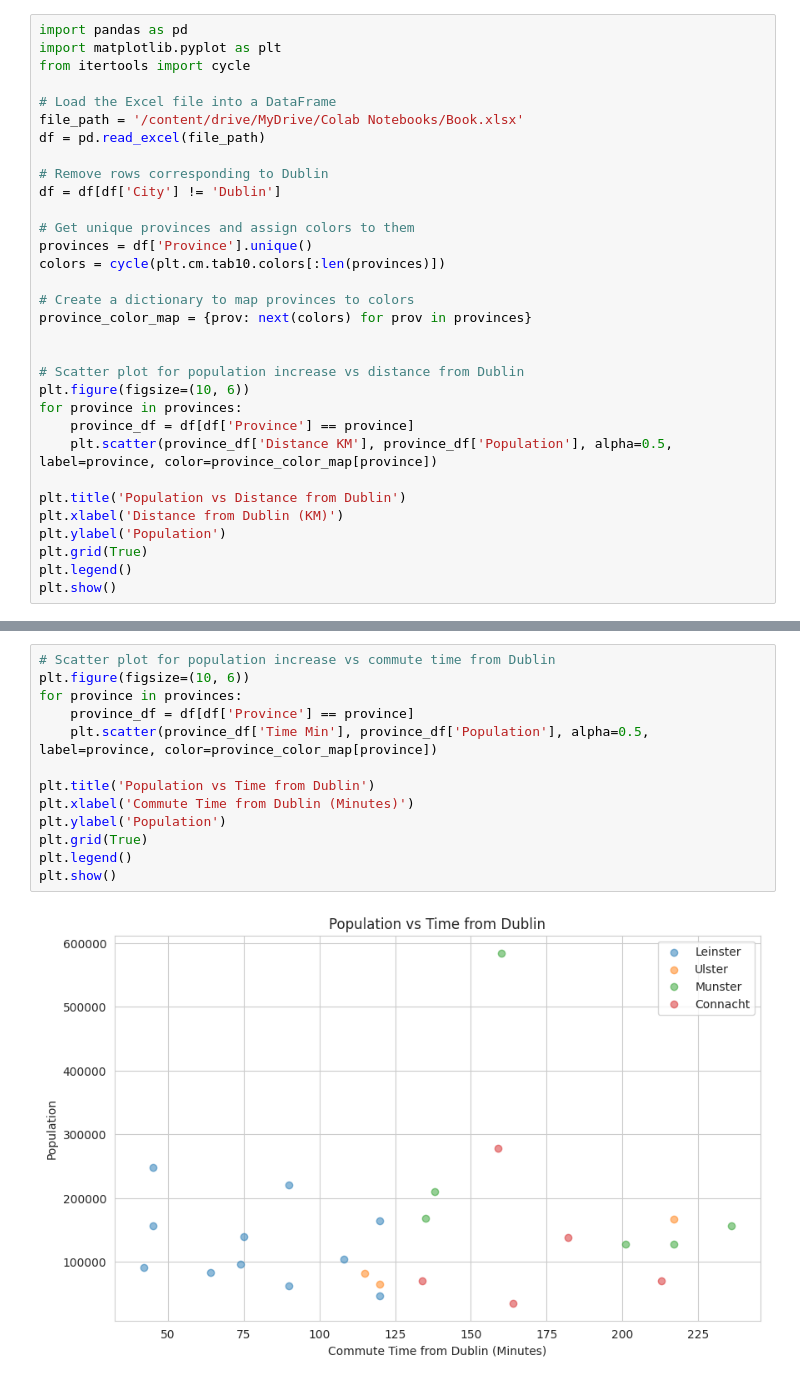
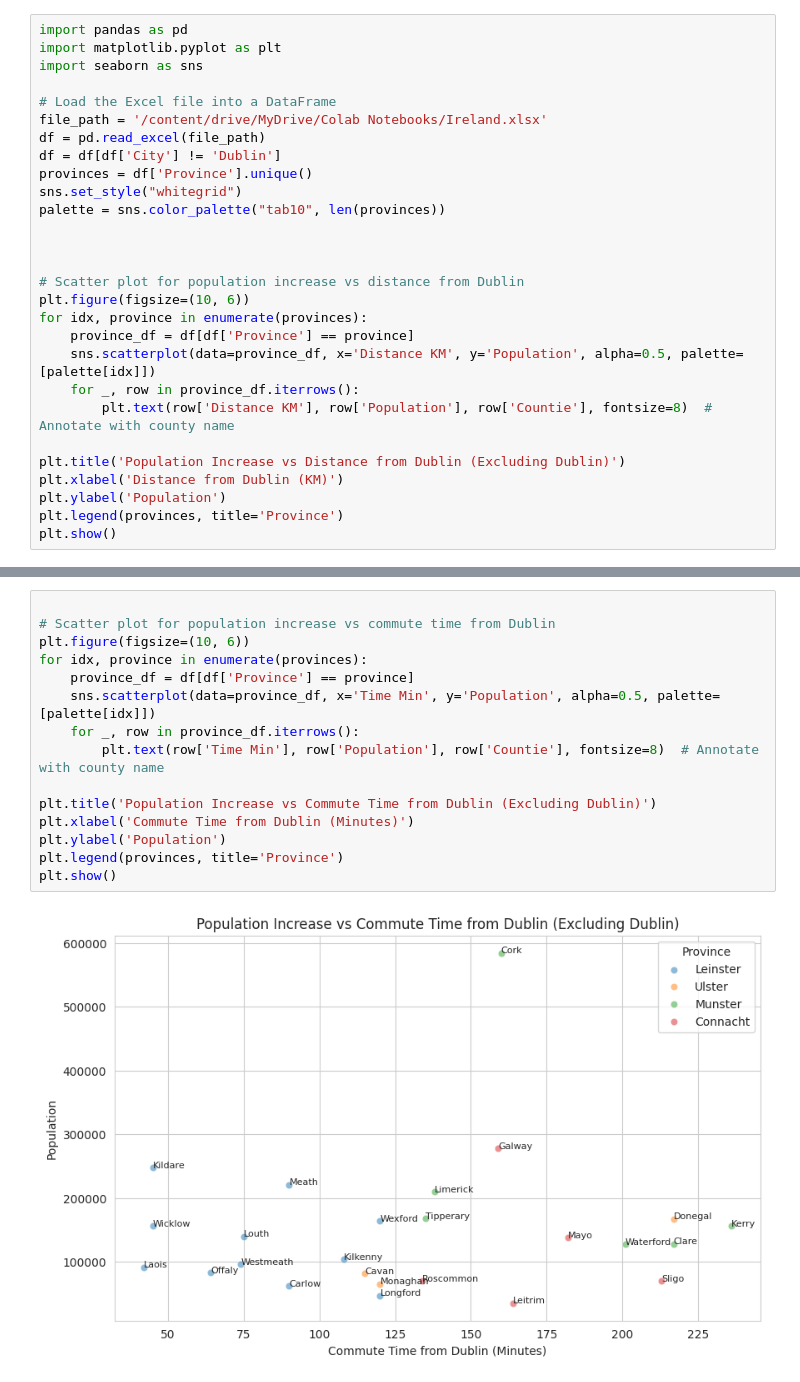
Before and after one commit to RafaelNovais/MasterAI, a Jupyter notebook: IrelandVis.ipynb, the cells around one changed output, grey strips where cells are left out. Saved outputs shown, nothing was run; the diff lists cells and outputs as text.

```diff
--- a/IrelandVis.ipynb
+++ b/IrelandVis.ipynb
@@ -3,33 +3,29 @@
 # %%
 import pandas as pd
 import matplotlib.pyplot as plt
-from itertools import cycle
+import seaborn as sns
 
 # Load the Excel file into a DataFrame
-file_path = '/content/drive/MyDrive/Colab Notebooks/Book.xlsx'
+file_path = '/content/drive/MyDrive/Colab Notebooks/Ireland.xlsx'
 df = pd.read_excel(file_path)
+df = df[df['City'] != 'Dublin']
+provinces = df['Province'].unique()
+sns.set_style("whitegrid")
+palette = sns.color_palette("tab10", len(provinces))
 
-# Remove rows corresponding to Dublin
-df = df[df['City'] != 'Dublin']
-
-# Get unique provinces and assign colors to them
-provinces = df['Province'].unique()
-colors = cycle(plt.cm.tab10.colors[:len(provinces)])
-
-# Create a dictionary to map provinces to colors
-province_color_map = {prov: next(colors) for prov in provinces}
 
 
 # Scatter plot for population increase vs distance from Dublin
 plt.figure(figsize=(10, 6))
-for province in provinces:
+for idx, province in enumerate(provinces):
     province_df = df[df['Province'] == province]
-    plt.scatter(province_df['Distance KM'], province_df['Population'], alpha=0.5, label=province, color=province_color_map[province])
+    sns.scatterplot(data=province_df, x='Distance KM', y='Population', alpha=0.5, palette=[palette[idx]])
+    for _, row in province_df.iterrows():
+        plt.text(row['Distance KM'], row['Population'], row['Countie'], fontsize=8)  # Annotate with county name
 
-plt.title('Population vs Distance from Dublin')
+plt.title('Population Increase vs Distance from Dublin (Excluding Dublin)')
 plt.xlabel('Distance from Dublin (KM)')
 plt.ylabel('Population')
-plt.grid(True)
-plt.legend()
+plt.legend(provinces, title='Province')
 plt.show()
 # %% [output]
@@ -37,15 +33,17 @@ plt.show()
 # %%
+
 # Scatter plot for population increase vs commute time from Dublin
 plt.figure(figsize=(10, 6))
-for province in provinces:
+for idx, province in enumerate(provinces):
     province_df = df[df['Province'] == province]
-    plt.scatter(province_df['Time Min'], province_df['Population'], alpha=0.5, label=province, color=province_color_map[province])
+    sns.scatterplot(data=province_df, x='Time Min', y='Population', alpha=0.5, palette=[palette[idx]])
+    for _, row in province_df.iterrows():
+        plt.text(row['Time Min'], row['Population'], row['Countie'], fontsize=8)  # Annotate with county name
 
-plt.title('Population vs Time from Dublin')
+plt.title('Population Increase vs Commute Time from Dublin (Excluding Dublin)')
 plt.xlabel('Commute Time from Dublin (Minutes)')
 plt.ylabel('Population')
-plt.grid(True)
-plt.legend()
+plt.legend(provinces, title='Province')
 plt.show()
 # %% [output]
-[figure, old version]
+[figure, new version]
```
Also changed, not shown: parts of 2 cells of this notebook.
